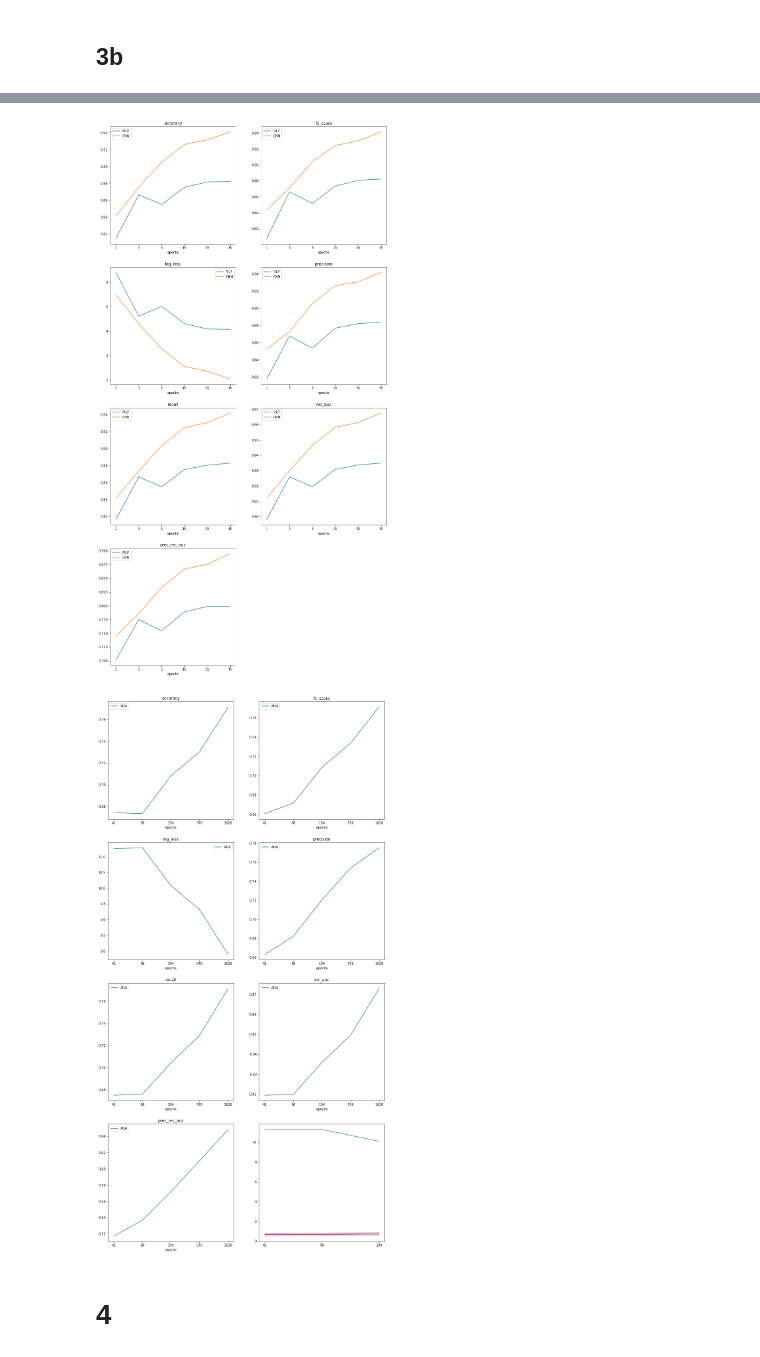
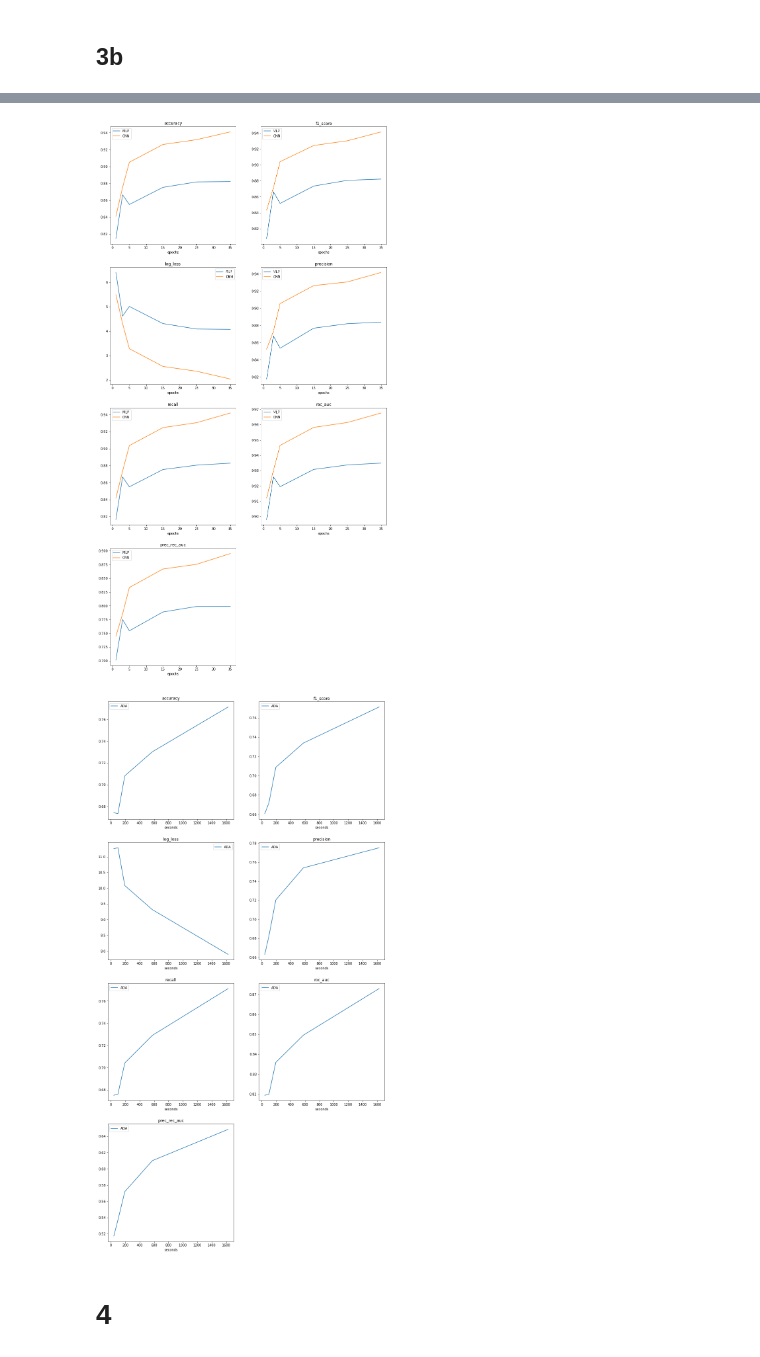
Before and after one commit to Palkovsky/AdaBoost-MLP-CNN-FBI, a Jupyter notebook: EllenShow.ipynb, the cells around one changed output, grey strips where cells are left out. Cells and saved outputs as stored; diff of their text form; code cells hidden in the pictures.

```diff
--- a/EllenShow.ipynb
+++ b/EllenShow.ipynb
@@ -14,6 +14,7 @@ def name_split(cell):
 tests_time = pd.read_pickle("datasets/3a.pkl")
 
 tests_time[['algorithm', 'data']] = tests_time.Name.apply(name_split)
+tests_time['data'] = tests_time['data'].apply(lambda x: float(x.strip("%")) / 100)
 tests_time
 # %% [output]
 |  | Name | accuracy | f1_score | log_loss | precision | recall | roc_auc | prec_rec_auc | algorithm | data |
@@ -72,6 +73,7 @@ plt.savefig('plots/3a.png')
 tests_time = pd.read_pickle("datasets/3b.pkl")
 
 tests_time[['algorithm', 'time']] = tests_time.Name.apply(name_split)
+tests_time['time'] = tests_time['time'].apply(lambda x: int(x))
 tests_time
 # %% [output]
 |  | Name | accuracy | f1_score | log_loss | precision | recall | roc_auc | prec_rec_auc | algorithm | time |
@@ -130,32 +132,28 @@ for score in score_names:
 
 plt.savefig('plots/3b.png')
 # %% [output]
-[figure, old version]
+[figure, new version]
 # %%
 score_names = tests_time.columns[1:8]
 
 ncols = 2
 nrows = int(7 / ncols) + 1
 
 fig_width = 7.5 * ncols
 fig_height = 7.5 * nrows
 
 plt.figure(figsize=(fig_width,fig_height))
 
 counter = 1
 
 for score in score_names:
     plt.subplot(nrows, ncols, counter)
     draw_ADA_plot(tests_time, score)
     counter = counter + 1
 
-for score in tests_time.columns[1:8]:
-    plt.subplot(nrows, ncols, 8)
-    plt.plot(tests_time[:3]['time'], tests_time[:3][score], label='ADA')
-
-# plt.savefig('plots/3b_ada.png')
+plt.savefig('plots/3b_ada.png')
 # %% [output]
-[figure, old version]
+[figure, new version]
 # %% [markdown]
 # 4
 # %%
```
Also changed, not shown: parts of 4 cells of this notebook, 3 other files.
